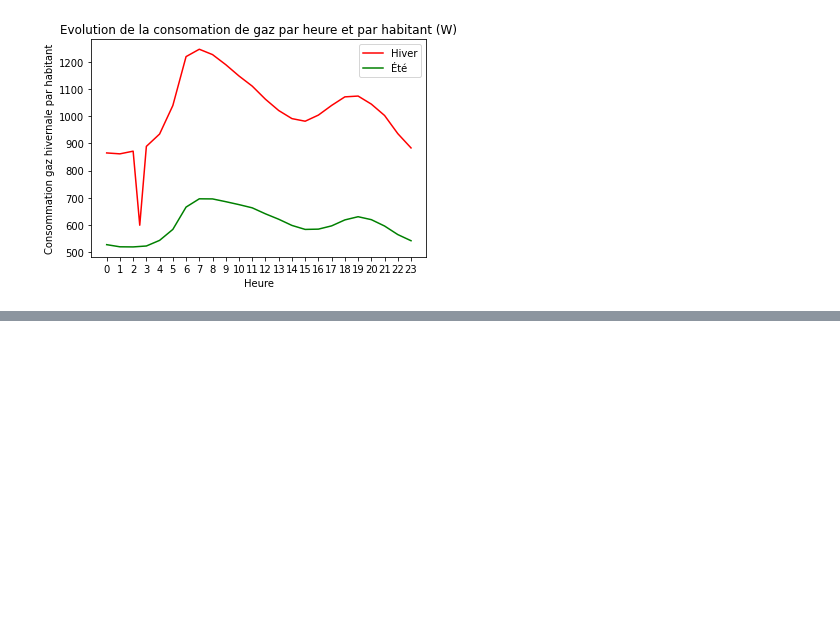
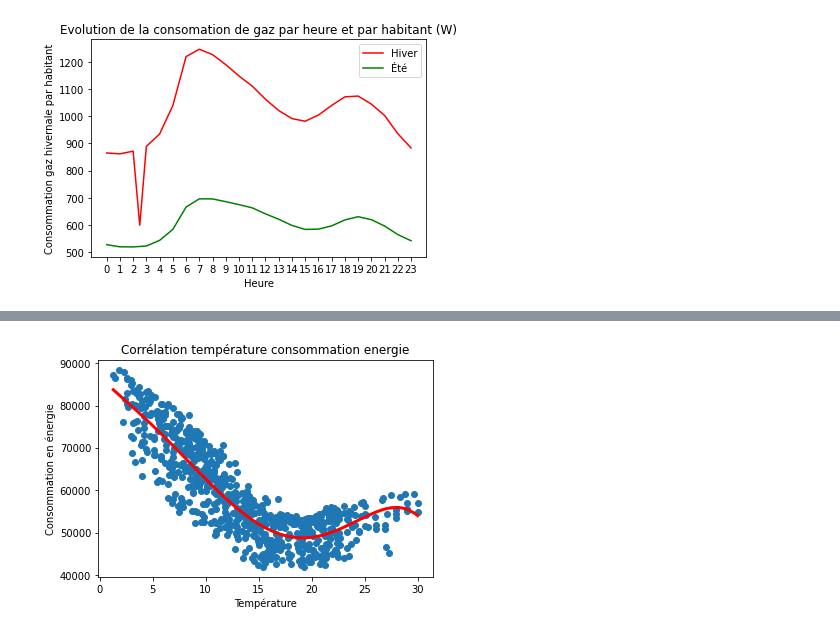
Before and after one commit to bilna43/projet.python, a Jupyter notebook: Compte_rendu_projet.ipynb, the cells around one changed output, grey strips where cells are left out. Saved outputs shown, nothing was run; the diff lists cells and outputs as text; code cells hidden in the pictures; blank space fills up the shorter version.

```diff
--- a/Compte_rendu_projet.ipynb
+++ b/Compte_rendu_projet.ipynb
@@ -54,0 +67,4 @@ Stat_descr.conso_we_semaine()
+# %%
+Modelisation.plot_res_modele()
+# %% [output]
+[figure, added]
```
Also changed, not shown: parts of 4 cells of this notebook, 3 other files.
